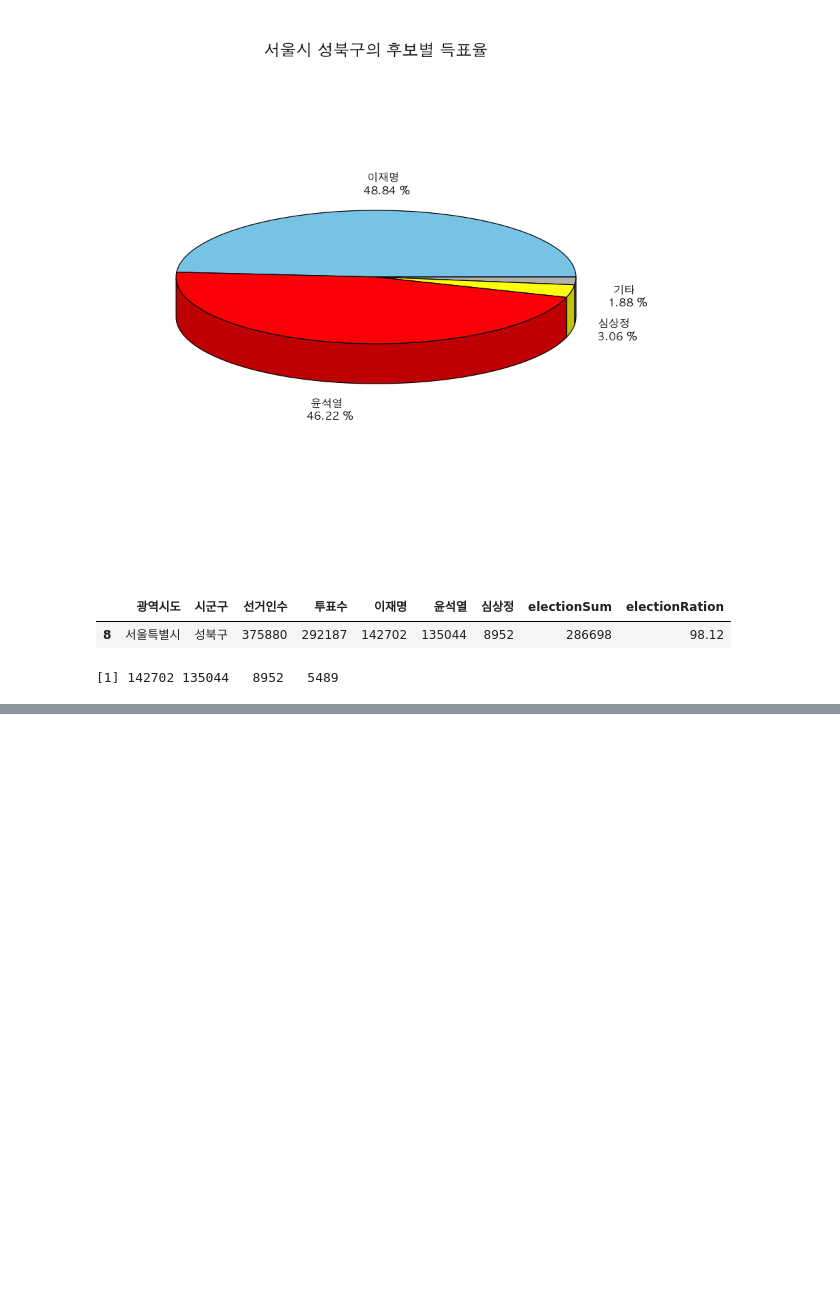
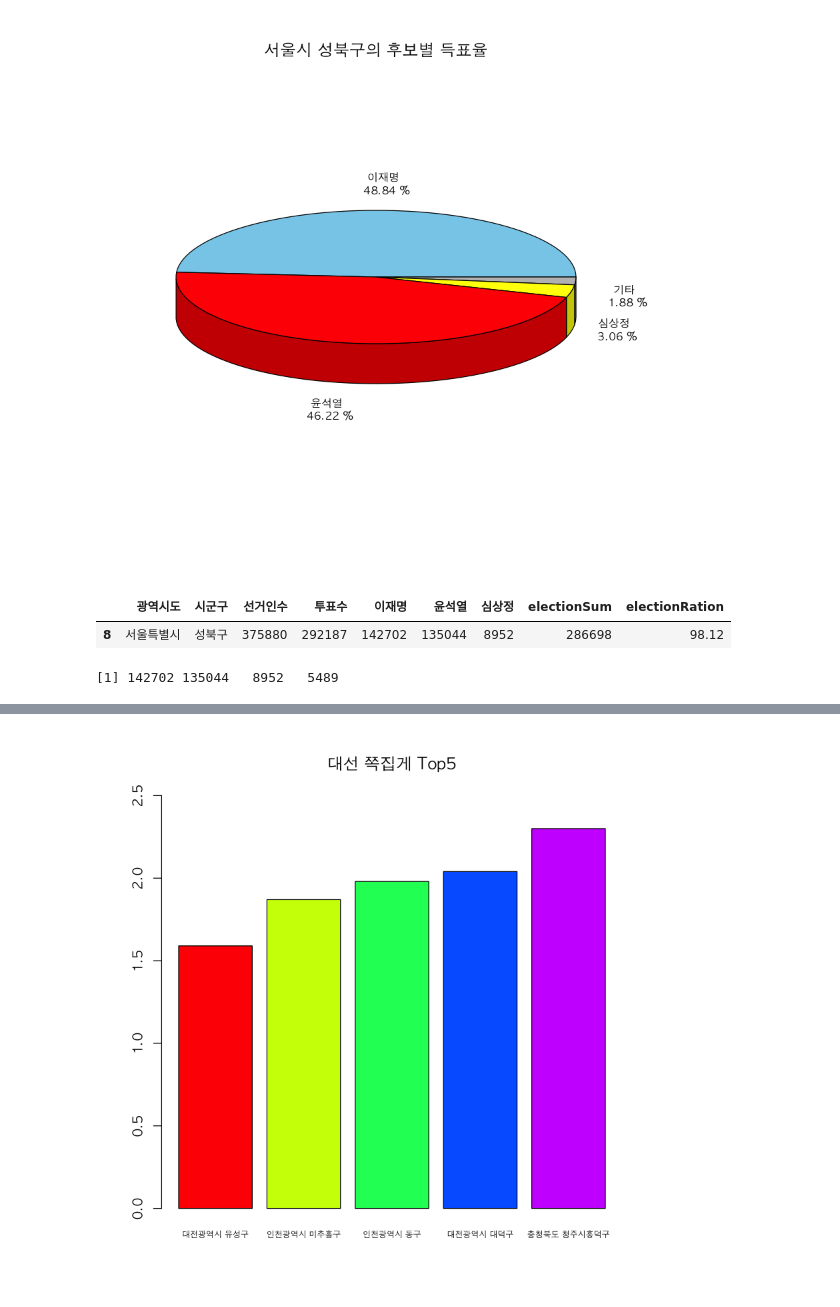
Before and after one commit to hyeopyi/R_Study, a Jupyter notebook: 10.20대_대선자료 시각화.ipynb, the cells around one changed output, grey strips where cells are left out. Cells and saved outputs as stored; diff of their text form; code cells hidden in the pictures; blank space fills up the shorter version.

```diff
--- a/10.20대_대선자료 시각화.ipynb
+++ b/10.20대_대선자료 시각화.ipynb
@@ -277,0 +347,7 @@ as.numeric(c((pob_윤석열[, 5:7]), pob_윤석열[,4] - sum(pob_윤석열[, 5:7
+# %%
+# 데이터 불러오기
+election2 <- read.csv("../Data/election_2022.csv")
+election2$이재명득표율 <- round(election2$이재명 / election2$투표수 * 100, 2)
+election2$윤석열득표율 <- round(election2$윤석열 / election2$투표수 * 100, 2)
+election2$심상정득표율 <- round(election2$심상정 / election2$투표수 * 100, 2)
+head(election2)
@@ -277,0 +362,27 @@ as.numeric(c((pob_윤석열[, 5:7]), pob_윤석열[,4] - sum(pob_윤석열[, 5:7
+# %%
+vote.Lee <- 47.83
+vote.Yoon <- 48.56
+vote.Sim <- 2.37
+
+a <- election2[election2$이재명득표율 > (vote.Lee-1) & election2$이재명득표율 < (vote.Lee +1) &
+         election2$윤석열득표율 > (vote.Yoon-1) & election2$윤석열득표율 < (vote.Yoon +1) &
+         election2$심상정득표율 > (vote.Sim-1) & election2$심상정득표율 < (vote.Sim +1) &
+               election2$윤석열득표율 > election2$이재명득표율 ,]
+# %%
+a$오차 <- abs(vote.Lee - a$이재명득표율)+abs(vote.Yoon - a$윤석열득표율)+abs(vote.Sim - a$심상정득표율)
+# %%
+b <- arrange(a, a$오차)
+c1 <- (round(b$오차[1:5], 2))
+# %%
+par(family = "AppleGothic")
+
+barplot(c1,
+        col = rainbow(5),
+        ylim = c(0, 2.5),
+        main = "대선 쪽집게 Top5",
+        legend.text = T,
+        cex.names = 0.6,
+        names = paste(b$광역시도, b$시군구)[1:5]
+      )
+# %% [output]
+[figure, added]
```
Also changed, not shown: parts of 12 cells of this notebook, 8 other files.
